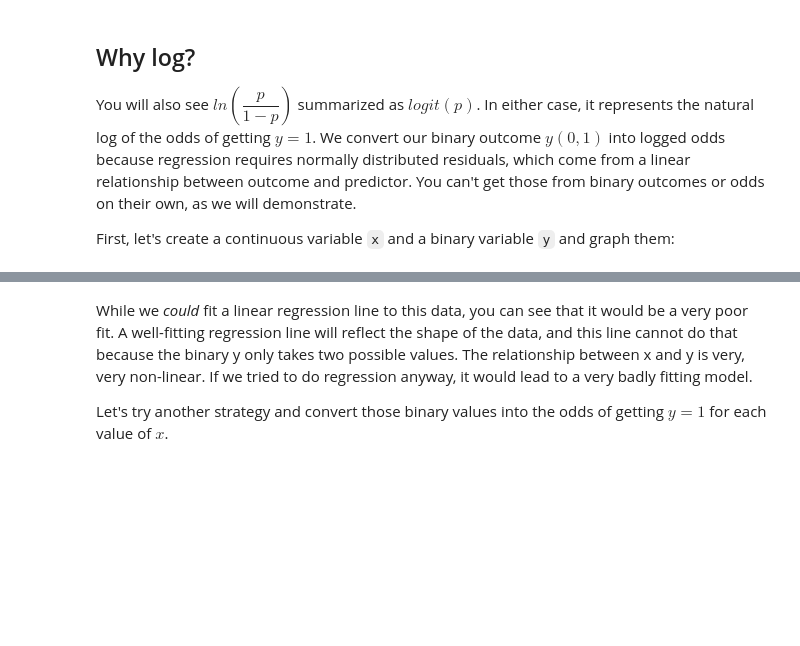
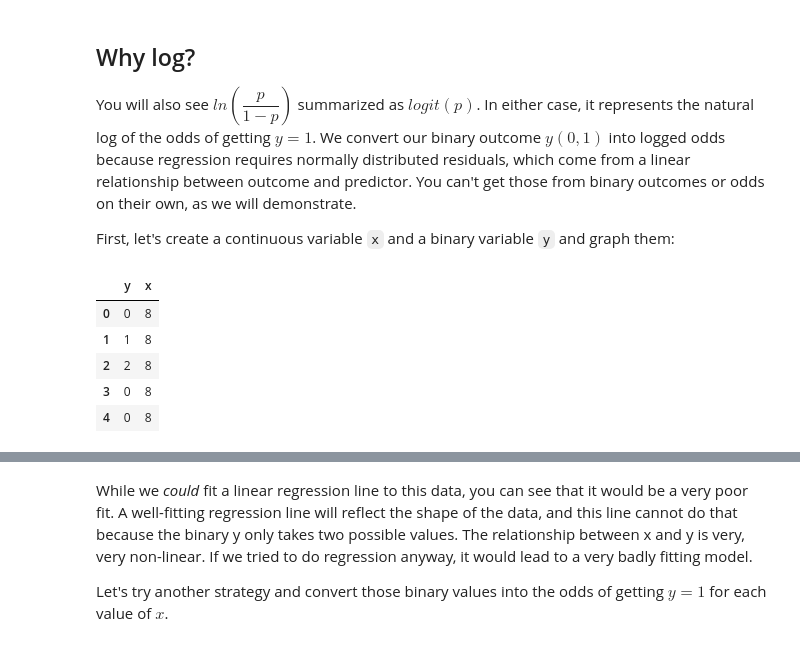
Before and after one commit to Tinsae/Thinkful-Data-Science, a Jupyter notebook: DS/Unit 3/3.3.1+Logistic+Regression.ipynb, the cells around one changed output, grey strips where cells are left out. Cells and saved outputs as stored; diff of their text form; code cells hidden in the pictures; blank space fills up the shorter version.

```diff
--- a/DS/Unit 3/3.3.1+Logistic+Regression.ipynb
+++ b/DS/Unit 3/3.3.1+Logistic+Regression.ipynb
@@ -30,6 +30,21 @@ What are the odds of getting heads if you flip a fair coin?
 You will also see $ln\left(\dfrac p{1-p}\right)$ summarized as $logit(p)$.  In either case, it represents the natural log of the odds of getting $y=1$.  We convert our binary outcome $y(0,1)$ into logged odds because regression requires normally distributed residuals, which come from a linear relationship between outcome and predictor. You can't get those from binary outcomes or odds on their own, as we will demonstrate.
 
 First, let's create a continuous variable `x` and a binary variable `y` and graph them:
+# %%
+# see how it works
+sample = pd.DataFrame({
+        'y': np.random.binomial(2, 2 / 10, size=(1, 100))[0],
+        'x': probs
+    })
+
+sample.head()
+# %% [output]
+|  | y | x |
+| 0 | 0 | 8 |
+| 1 | 1 | 8 |
+| 2 | 2 | 8 |
+| 3 | 0 | 8 |
+| 4 | 0 | 8 |
 # %%
 # Set the random seed so that the 'random' data is the same each time
 # the code is run.
```
Also changed, not shown: parts of 5 cells of this notebook, 6 other files.
